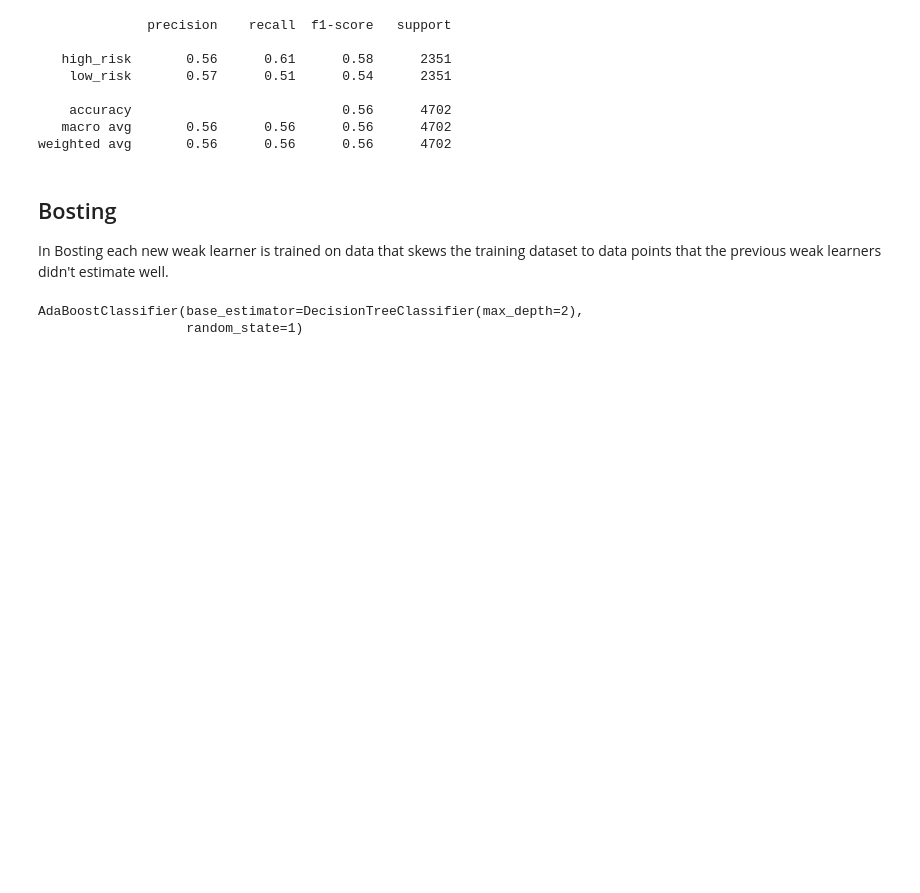
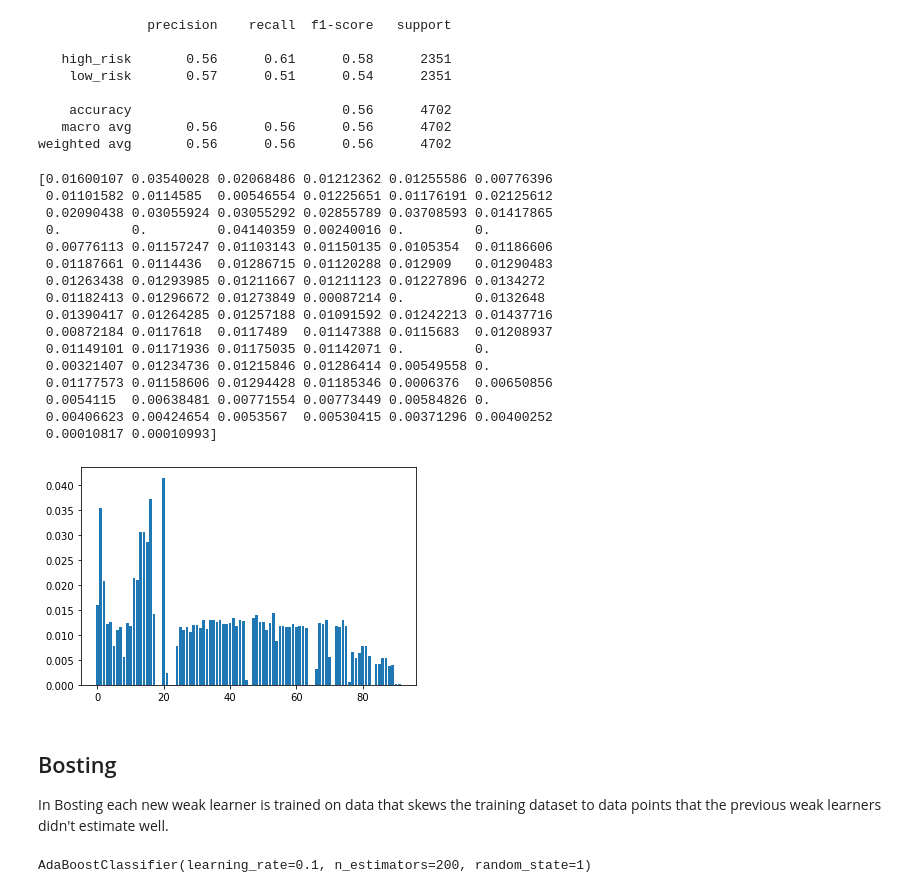
Before and after one commit to pandeysudip/credit-risk, a Jupyter notebook: US_Credit Risk Eval.ipynb, the cells around one changed output. Saved outputs shown, nothing was run; the diff lists cells and outputs as text; code cells hidden in the pictures; blank space fills up the shorter version.

Commit message:
bagging and boosting

```diff
--- a/US_Credit Risk Eval.ipynb
+++ b/US_Credit Risk Eval.ipynb
@@ -484,15 +532,37 @@ print(classification_report(y_test, y_pred_et))
     accuracy                           0.56      4702
    macro avg       0.56      0.56      0.56      4702
 weighted avg       0.56      0.56      0.56      4702
+# %%
+features_et = et.feature_importances_
+print(features_et)
+plt.bar(x = range(len(features_et)), height=features_et)
+plt.show()
+# %% [output]
+[0.01600107 0.03540028 0.02068486 0.01212362 0.01255586 0.00776396
+ 0.01101582 0.0114585  0.00546554 0.01225651 0.01176191 0.02125612
+ 0.02090438 0.03055924 0.03055292 0.02855789 0.03708593 0.01417865
+ 0.         0.         0.04140359 0.00240016 0.         0.
+ 0.00776113 0.01157247 0.01103143 0.01150135 0.0105354  0.01186606
+ 0.01187661 0.0114436  0.01286715 0.01120288 0.012909   0.01290483
+ 0.01263438 0.01293985 0.01211667 0.01211123 0.01227896 0.0134272
+ 0.01182413 0.01296672 0.01273849 0.00087214 0.         0.0132648
+ 0.01390417 0.01264285 0.01257188 0.01091592 0.01242213 0.01437716
+ 0.00872184 0.0117618  0.0117489  0.01147388 0.0115683  0.01208937
+ 0.01149101 0.01171936 0.01175035 0.01142071 0.         0.
+ 0.00321407 0.01234736 0.01215846 0.01286414 0.00549558 0.
+ 0.01177573 0.01158606 0.01294428 0.01185346 0.0006376  0.00650856
+ 0.0054115  0.00638481 0.00771554 0.00773449 0.00584826 0.
+ 0.00406623 0.00424654 0.0053567  0.00530415 0.00371296 0.00400252
+ 0.00010817 0.00010993]
+[figure, added]
 # %% [markdown]
 ## Bosting
 In Bosting each new weak learner is trained on data that skews the training dataset to data points that the previous weak learners didn't estimate well.
 # %%
-ab = AdaBoostClassifier(random_state=1, n_estimators=50, base_estimator=DecisionTreeClassifier(max_depth=2))
+ab = AdaBoostClassifier(random_state=1, n_estimators=200, learning_rate=0.1)
 ab.fit(X_train_scaled, y_train)
 # %% [output]
-AdaBoostClassifier(base_estimator=DecisionTreeClassifier(max_depth=2),
-                   random_state=1)
+AdaBoostClassifier(learning_rate=0.1, n_estimators=200, random_state=1)
 # %%
 #printing the accuracy score
 print(f'Training Score: {ab.score(X_train_scaled, y_train)}')
```
Also changed, not shown: parts of 7 cells of this notebook, 1 other file.
